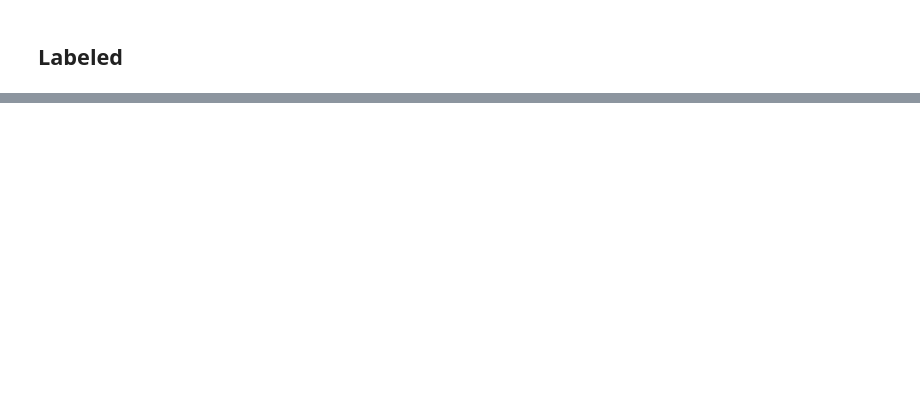
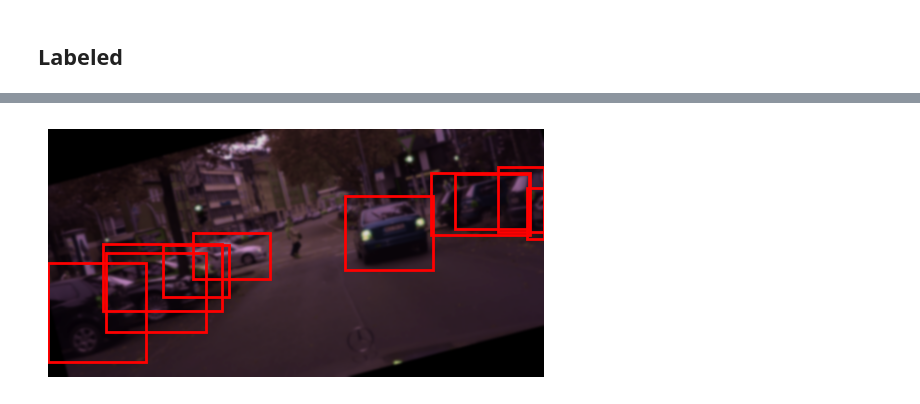
Before and after one commit to ejdam87/single-class-detection, a Jupyter notebook: src/DET_524839/notebooks/dataset.ipynb, the cells around one changed output, grey strips where cells are left out. Drawn from its saved outputs; the diff is of its cells as text; code cells hidden in the pictures; blank space fills up the shorter version.

```diff
--- a/src/DET_524839/notebooks/dataset.ipynb
+++ b/src/DET_524839/notebooks/dataset.ipynb
@@ -19,3 +17,40 @@ df = pd.read_csv(DATA_EXPLORED)
+# %%
+import matplotlib.pyplot as plt
+import matplotlib.patches as patches
+
+import torch
+import numpy as np
+
+MEAN = [81.7474, 59.7219, 70.0178]
+STD = [47.6729, 41.8091, 46.3294]
+
+def denormalize(image: torch.Tensor):
+    image = image.cpu().numpy()
+    image = image.copy()
+    for i in range(3):
+        image[:, :, i] = image[:, :, i] * STD[i] + MEAN[i]
+    return image
+
+def show_sample(sample: tuple[torch.Tensor, dict, torch.Tensor]) -> None:
+    img, metadata, bboxes = sample
+    img = img.permute(1, 2, 0)
+    img = denormalize(img)
+    img = img.astype(np.uint8)
+
+    fig, ax = plt.subplots(1)
+    ax.imshow(img)
+
+    for box in bboxes:
+        x_min, y_min, x_max, y_max = box
+        width = x_max - x_min
+        height = y_max - y_min
+        rect = patches.Rectangle(
+            (x_min, y_min), width, height, linewidth=2, edgecolor='r', facecolor='none'
+        )
+        ax.add_patch(rect)
+
+    plt.axis('off')
+    plt.show()
 # %% [markdown]
 Observe produced samples by the datasets:
 # %% [markdown]
@@ -34,9 +70,9 @@ torch.Size([3, 512, 1024])
 # %% [markdown]
 ## Labeled
 # %%
-labeled_df = LabeledDetectionDataset(df)
+labeled_df = LabeledDetectionDataset(df, TRAIN_TRANSFORMS)
 # %%
-SAMPLE_IDX = 34
+SAMPLE_IDX = 73
 
 im, meta, label = labeled_df[SAMPLE_IDX]
 print(im.shape)
@@ -49,0 +94,4 @@ tensor([[554., 142., 784., 367.],
+# %%
+show_sample( (im, meta, label) )
+# %% [output]
+[figure, added]
```
Also changed, not shown: parts of 4 cells of this notebook, 2 other files.
